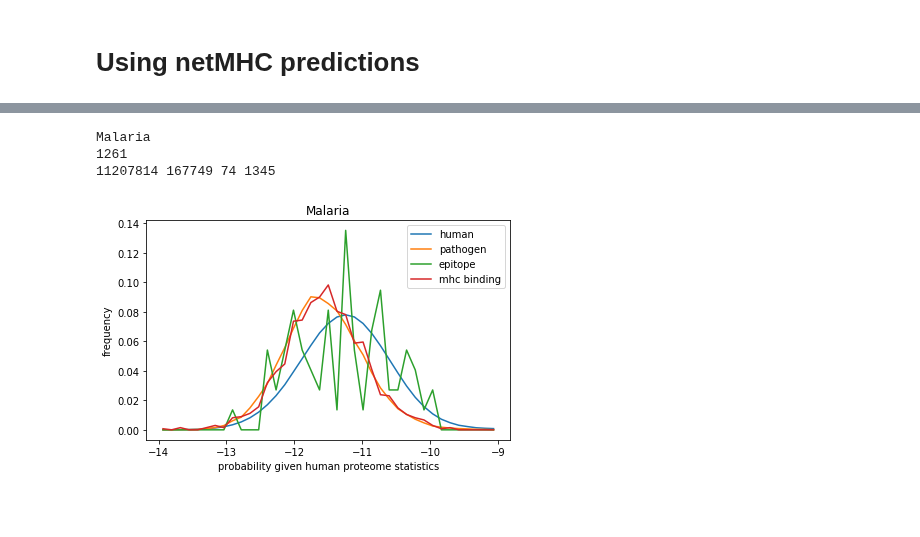
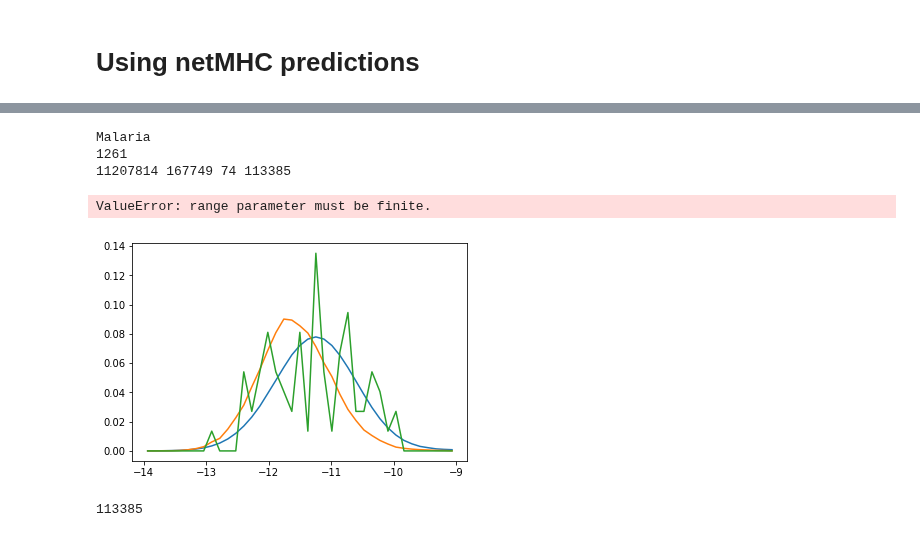
Before and after one commit to andim/peptidome, a Jupyter notebook: code/netmhc.ipynb, the cells around one changed output, grey strips where cells are left out. Cells and saved outputs as stored; diff of their text form; code cells hidden in the pictures; blank space fills up the shorter version.

Commit message:
updated netmhc code

```diff
--- a/code/netmhc.ipynb
+++ b/code/netmhc.ipynb
@@ -16,5 +14,5 @@ pd.read_csv?
 # %%
-df = pd.read_csv('/home/amayer/data/proteomes/uniprot-PlasmodiumFalciparum-up000001450-netmhc.csv', sep='\t', skiprows=1)
+df = pd.read_csv('/home/amayer/data/proteomes/uniprot-homosapiens-up000005640-netmhc-A0201.csv', sep='\t', skiprows=1)
 df.head()
 # %% [output]
 |  | Pos | Peptide | ID | nM | Rank | Core | H_Avg_Ranks | N_binders |
@@ -26,2 +24,4 @@ df.head()
 # %%
-df_weakbinders = df[df['nM']<50]
+# 50nM = strong binding
+# 500nM = weak binding
+dfbinders = df[df['nM']<50]
@@ -54,8 +75,6 @@ dfepitopes['length'] = [len(d) for d in dfepitopes['Description']]
 
 loglikelihood = lambda seq, k: loglikelihood_triplet(seq, humanaaprobdict, humandoubletprobdict, humantripletprobdict, k=k)
 likelihoodname = 'triplet'
-#loglikelihood = lambda seq, k: loglikelihood_independent(seq, humanaaprobdict, k=k)
-#likelihoodname = 'independent'
 
 #for k in [9, 15]:
 for k in [9]:
@@ -66,33 +85,38 @@ for k in [9]:
         iedbname = row['iedbname']
         path = datadir + row['path']
         print(name)
 
         dfepitope = dfepitopes[dfepitopes['Parent Organism'].str.contains(iedbname)]
         print(len(dfepitope))
 
         epi = list(dfepitope[dfepitope['length']==k]['Description'])
         #pepitope = np.array([loglikelihood(seq, k) for seq in epi])
         #epi = list(dfepitope['Description'])
         pepitope = np.array([loglikelihood(seq[i:i+k], k) for seq in epi for i in range(len(seq)-k+1)])
         pepitope = pepitope[~np.isnan(pepitope)]
 
-        ppredepitope = np.array([loglikelihood(seq, k) for seq in df_weakbinders['Peptide']])
+        ppredepitope = np.array([loglikelihood(seq, k) for seq in dfbinders['Peptide']])
 
         ppathogen = np.array([loglikelihood(seq[i:i+k], k) for h, seq in fasta_iter(path) for i in range(len(seq)-k+1) ])
         ppathogen = ppathogen[~np.isnan(ppathogen)]
 
         print(len(phuman), len(ppathogen), len(pepitope), len(ppredepitope))
 
         if len(pepitope) > 2:
             fig, ax = plt.subplots()
             plot_histograms([phuman, ppathogen, pepitope, ppredepitope], ['human', 'pathogen', 'epitope', 'mhc binding'], xmin=-14, xmax=-9, ax=ax)
             ax.set_ylabel('frequency')
             ax.set_xlabel('probability given human proteome statistics')
             plt.title(name)
             fig.tight_layout()
             #fig.savefig('plots/likelihoodprofile-%s-%s-k%i.png' % (name, likelihoodname, k), dpi=300)
 # %% [output]
 Malaria
 1261
-11207814 167749 74 1345
+11207814 167749 74 113385
+ValueError: range parameter must be finite.
-[figure, old version]
+[figure, new version]
+# %%
+len(ppredepitope)
+# %% [output]
+113385
```
Also changed, not shown: parts of 3 cells of this notebook, 1 other file.
